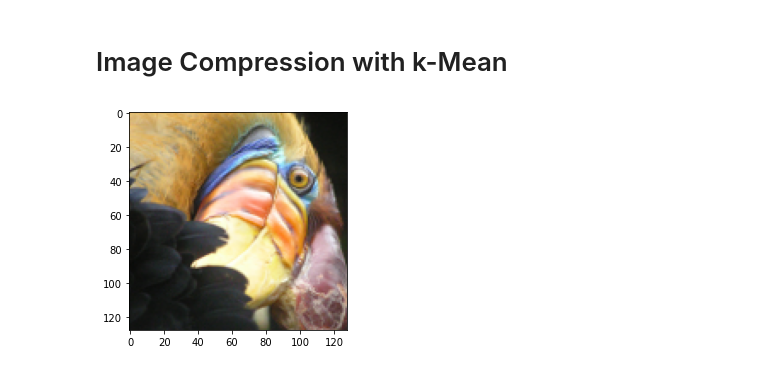
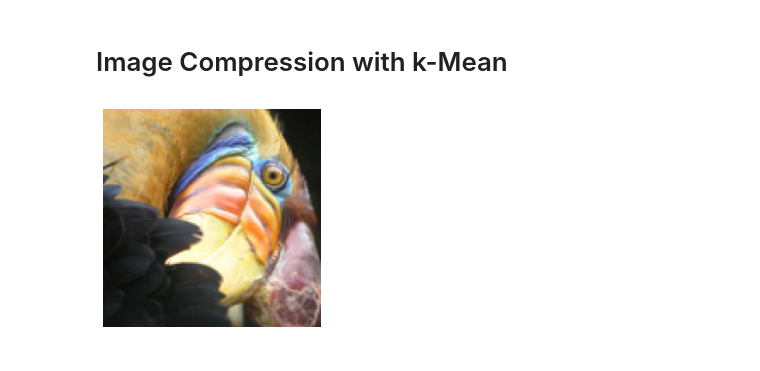
Before and after one commit to roshankoirala/Machine_learning-, a Jupyter notebook: 11. k-Mean Clustering.ipynb, the cells around one changed output. Saved outputs shown, nothing was run; the diff lists cells and outputs as text; code cells hidden in the pictures.

Commit message:
image compression with kmeans

```diff
--- a/11. k-Mean Clustering.ipynb
+++ b/11. k-Mean Clustering.ipynb
@@ -158,8 +158,9 @@ from sklearn.cluster import k_means
 # %%
 mat2 = loadmat('Data/bird_small.mat')
 A = mat2['A']
+
+plt.imshow(A)
+plt.axis('off')
+plt.show()
+# %% [output]
+[figure, added]
-# %%
-plt.imshow(A)
-plt.show()
-# %% [output]
-[figure, removed]
```
Also changed, not shown: parts of 6 cells of this notebook, 2 other files.
